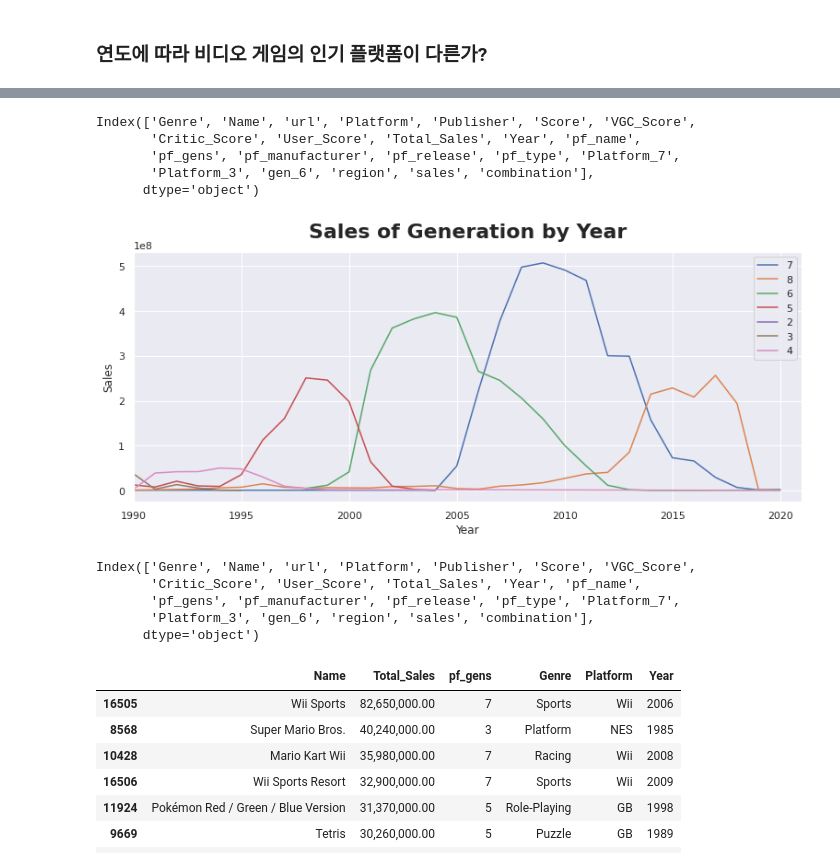
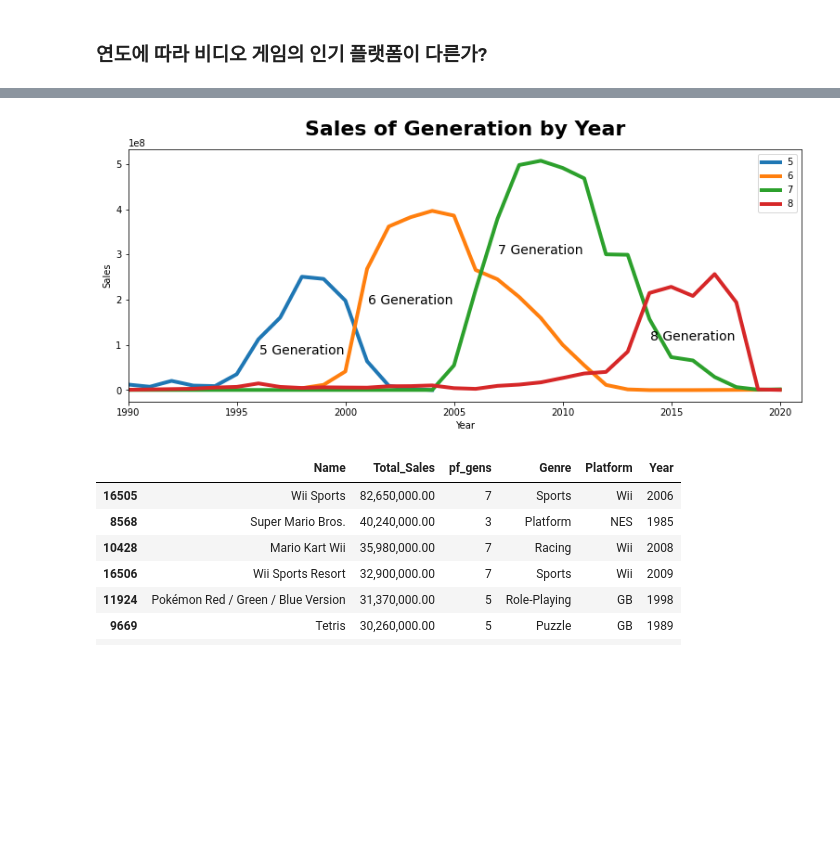
Before and after one commit to leeyeonjun85/AIB_Section_1_Project, a Jupyter notebook: Data_Analysis.ipynb, the cells around one changed output, grey strips where cells are left out. Saved outputs shown, nothing was run; the diff lists cells and outputs as text; code cells hidden in the pictures; blank space fills up the shorter version.

```diff
--- a/Data_Analysis.ipynb
+++ b/Data_Analysis.ipynb
@@ -1582,6 +1404 @@ df[['Genre', 'Name', 'url', 'Platform', 'Publisher', 'Score', 'VGC_Score',\
-# %%
-df_total = df[['Genre', 'Name', 'url', 'Platform', 'Publisher', 'Score', 'VGC_Score',\
-       'Critic_Score', 'User_Score', 'Total_Sales', 'Year', 'pf_name',\
-       'pf_gens', 'pf_manufacturer', 'pf_release', 'pf_type', 'Platform_7',\
-       'Platform_3', 'gen_6']].drop_duplicates()
 # %%
@@ -2265,62 +2019,33 @@ df.head()
-# %%
-df.columns
-# %% [output]
-Index(['Genre', 'Name', 'url', 'Platform', 'Publisher', 'Score', 'VGC_Score',
-       'Critic_Score', 'User_Score', 'Total_Sales', 'Year', 'pf_name',
-       'pf_gens', 'pf_manufacturer', 'pf_release', 'pf_type', 'Platform_7',
-       'Platform_3', 'gen_6', 'region', 'sales', 'combination'],
-      dtype='object')
 # %%
+filt_year = df_total.Year == 9999
+
+## 그래프 그리기
 fig, ax = plt.subplots(figsize=(13, 5))
 
-filt_year = df_total.Year == 9999
-
-for pf in df_total.pf_gens.unique():
+for pf in [5,6,7,8]:
   x = df_total[~filt_year][df_total.pf_gens == pf].groupby('Year').sum()['Total_Sales'].index
   y = df_total[~filt_year][df_total.pf_gens == pf].groupby('Year').sum()['Total_Sales'].values
-  ax.plot(x, y, label=pf)
+  ax.plot(x, y, lw=4, label=pf)
 
-
-
-## 그래프 설정
-# fig.suptitle('Rate of Genre by Region', fontsize=22, fontweight = 'bold')
-# fig.subplots_adjust(top=0.8)
-
+plt.text(1998, 10**8*0.8, '5 Generation', ha='center', fontsize=14)
+plt.text(2003, 10**8*1.9, '6 Generation', ha='center', fontsize=14)
+plt.text(2009, 10**8*3, '7 Generation', ha='center', fontsize=14)
+plt.text(2016, 10**8*1.1, '8 Generation', ha='center', fontsize=14)
 
 plt.title('Sales of Generation by Year', fontsize=22, fontweight = 'bold', pad=15)
-# ax[0].set_title('Genre in NA')
 
 plt.xlabel('Year')
 plt.ylabel('Sales')
-# ax.set_xlabel("PC")
-# ax.set_ylabel("Variance")
-
-# xticks = ['NA','PAL','JP','Other']
-# plt.xticks(xticks)
 
 plt.xlim(1990, 2021)
-# plt.ylim(0, 4)
-
-# yticks = np.linspace(-2, 2, num=5)
-# plt.yticks(yticks)
-
-# plt.set_xticks(['NA','PAL','JP','Other'])
 
 ax.legend()
 plt.show()
 
 path = '/content/drive/Shareddrives/coding/aib/AIB_section1_project/results/year_platform_01_generation.png'
 fig.savefig(path, dpi=150, facecolor='#eeeeee')
 # %% [output]
-[figure, old version]
+[figure, new version]
-# %%
-df.columns
-# %% [output]
-Index(['Genre', 'Name', 'url', 'Platform', 'Publisher', 'Score', 'VGC_Score',
-       'Critic_Score', 'User_Score', 'Total_Sales', 'Year', 'pf_name',
-       'pf_gens', 'pf_manufacturer', 'pf_release', 'pf_type', 'Platform_7',
-       'Platform_3', 'gen_6', 'region', 'sales', 'combination'],
-      dtype='object')
 # %%
 result = df_total.sort_values('Total_Sales', ascending=False).head(10)[['Name','Total_Sales','pf_gens','Genre','Platform','Year']]
 
```
Also changed, not shown: parts of 101 cells of this notebook, 43 other files.
